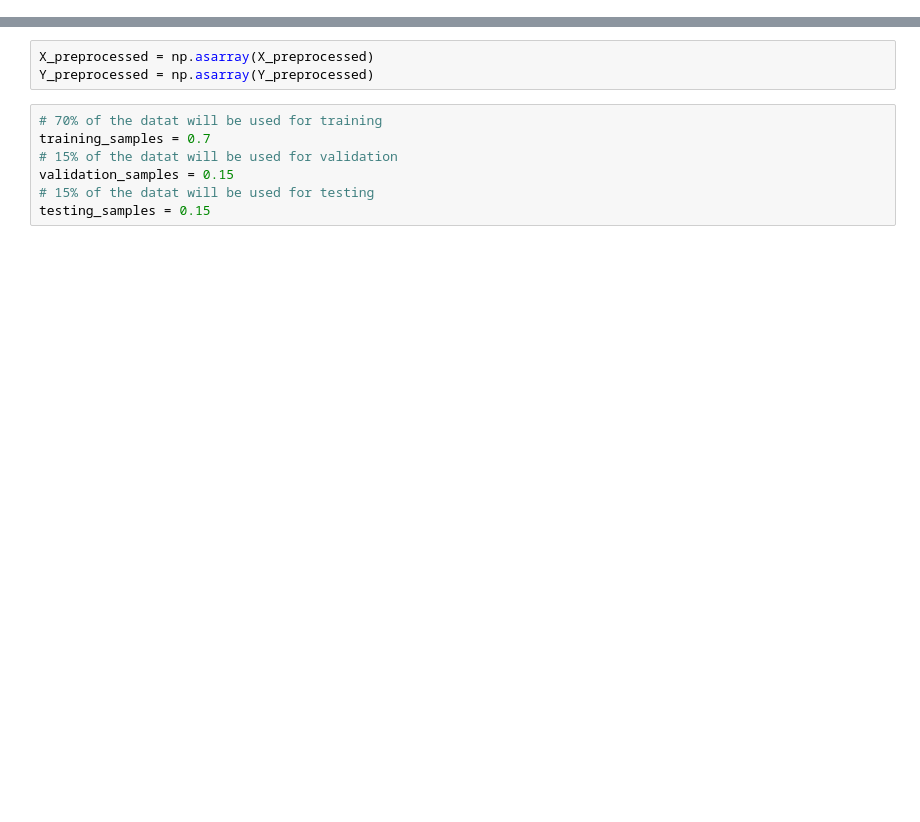
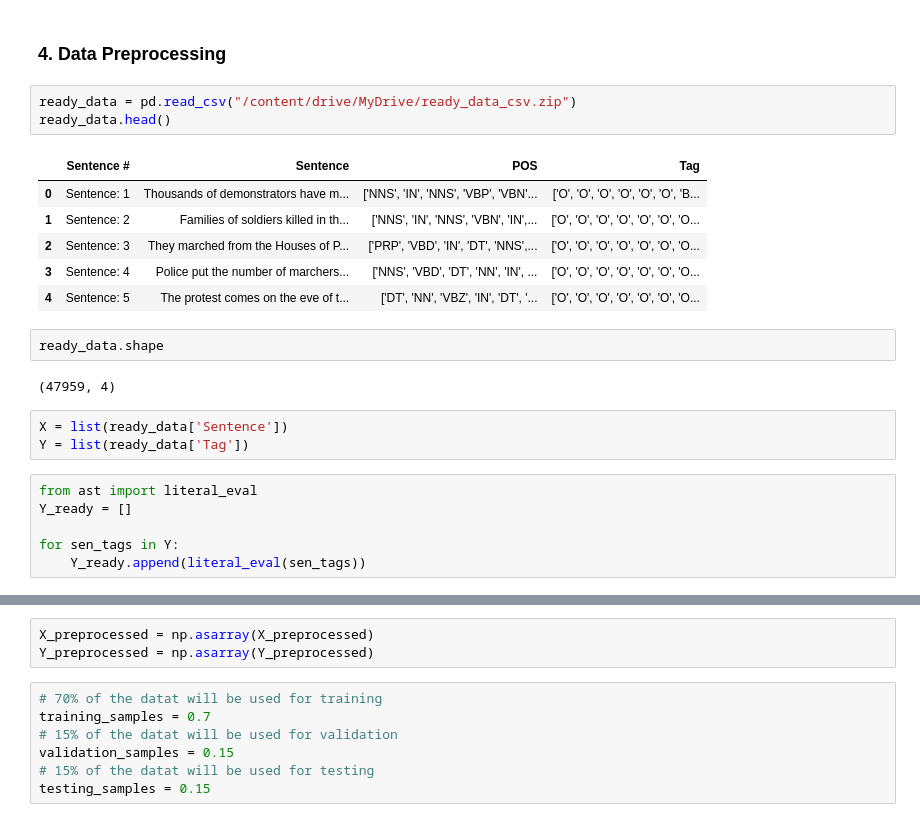
Before and after one commit to nileshmalode11/NER---Named-Entity-Recognition, a Jupyter notebook: Named_Entity_Recognition.ipynb, the cells around one changed output, grey strips where cells are left out. Saved outputs shown, nothing was run; the diff lists cells and outputs as text; blank space fills up the shorter version.

```diff
--- a/Named_Entity_Recognition.ipynb
+++ b/Named_Entity_Recognition.ipynb
@@ -596,0 +118,25 @@ The Lenght of training targets: 35177
+# %% [markdown]
+### **4. Data Preprocessing**
+# %%
+ready_data = pd.read_csv("/content/drive/MyDrive/ready_data_csv.zip")
+ready_data.head()
+# %% [output]
+|  | Sentence # | Sentence | POS | Tag |
+| 0 | Sentence: 1 | Thousands of demonstrators have m... | ['NNS', 'IN', 'NNS', 'VBP', 'VBN'... | ['O', 'O', 'O', 'O', 'O', 'O', 'B... |
+| 1 | Sentence: 2 | Families of soldiers killed in th... | ['NNS', 'IN', 'NNS', 'VBN', 'IN',... | ['O', 'O', 'O', 'O', 'O', 'O', 'O... |
+| 2 | Sentence: 3 | They marched from the Houses of P... | ['PRP', 'VBD', 'IN', 'DT', 'NNS',... | ['O', 'O', 'O', 'O', 'O', 'O', 'O... |
+| 3 | Sentence: 4 | Police put the number of marchers... | ['NNS', 'VBD', 'DT', 'NN', 'IN', ... | ['O', 'O', 'O', 'O', 'O', 'O', 'O... |
+| 4 | Sentence: 5 | The protest comes on the eve of t... | ['DT', 'NN', 'VBZ', 'IN', 'DT', '... | ['O', 'O', 'O', 'O', 'O', 'O', 'O... |
+# %%
+ready_data.shape
+# %% [output]
+(47959, 4)
+# %%
+X = list(ready_data['Sentence'])
+Y = list(ready_data['Tag'])
+# %%
+from ast import literal_eval
+Y_ready = []
+
+for sen_tags in Y:
+    Y_ready.append(literal_eval(sen_tags))
```
Also changed, not shown: parts of 110 cells of this notebook.
